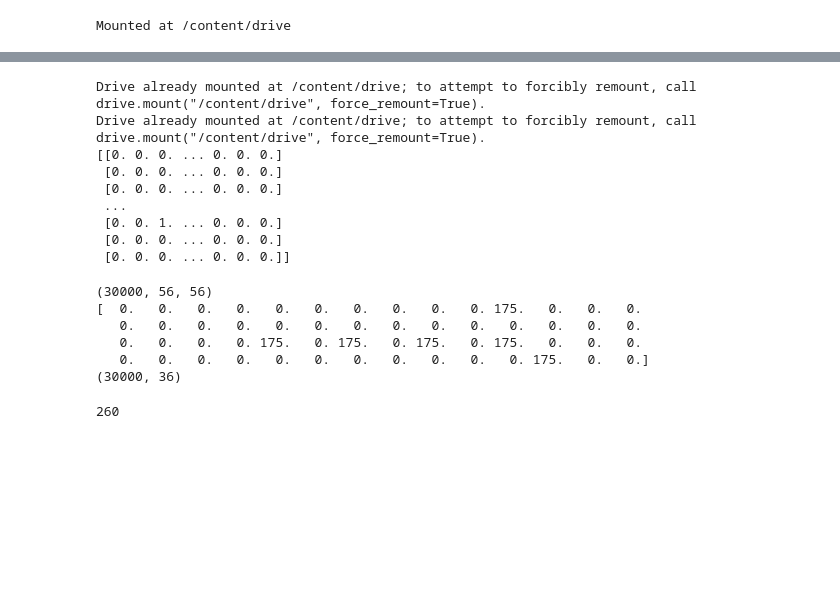
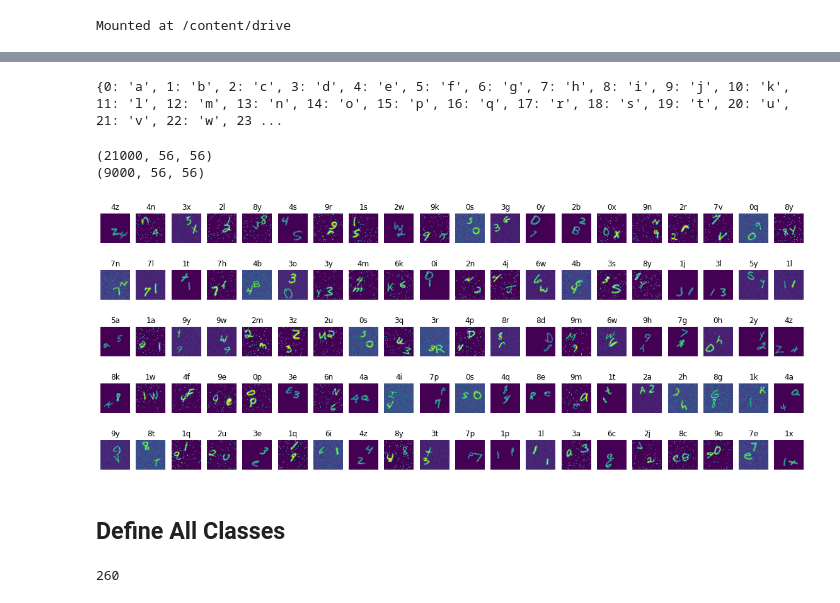
Before and after one commit to felixsimard/comp551-p3, a Jupyter notebook: Tony_Exploration.ipynb, the cells around one changed output, grey strips where cells are left out. Cells and saved outputs as stored; diff of their text form; code cells hidden in the pictures; blank space fills up the shorter version.

```diff
--- a/Tony_Exploration.ipynb
+++ b/Tony_Exploration.ipynb
@@ -26,0 +113,5 @@ LEARNING_RATE = 0.001
+# %%
+alpha_dict = dict(enumerate(string.ascii_lowercase))
+print(alpha_dict)
+# %% [output]
+{0: 'a', 1: 'b', 2: 'c', 3: 'd', 4: 'e', 5: 'f', 6: 'g', 7: 'h', 8: 'i', 9: 'j', 10: 'k', 11: 'l', 12: 'm', 13: 'n', 14: 'o', 15: 'p', 16: 'q', 17: 'r', 18: 's', 19: 't', 20: 'u', 21: 'v', 22: 'w', 23 ...
@@ -27,37 +131,30 @@ LEARNING_RATE = 0.001
 # %%
-def load_data(filename, data_path='/content/drive/MyDrive/McGill/COMP551/data/'):
-    from google.colab import drive
-    drive.mount("/content/drive")
+def load_data(filepath):
     loaded_pkl = None
     try:
-        pkl_buffered = open(data_path+''+filename,'rb')
-        loaded_pkl = pickle.load(pkl_buffered)
+        with open(filepath, 'rb') as pkl_buffered:
+            loaded_pkl = pickle.load(pkl_buffered)
+        return loaded_pkl
     except Exception as e:
         print("Error loading data: {}".format(e))
-    return loaded_pkl
-# %%
-# Load data
-train_l = load_data("images_l.pkl")
-labels_l = load_data("labels_l.pkl")
-print(labels_l)
-# %% [output]
-Drive already mounted at /content/drive; to attempt to forcibly remount, call drive.mount("/content/drive", force_remount=True).
-Drive already mounted at /content/drive; to attempt to forcibly remount, call drive.mount("/content/drive", force_remount=True).
-[[0. 0. 0. ... 0. 0. 0.]
- [0. 0. 0. ... 0. 0. 0.]
- [0. 0. 0. ... 0. 0. 0.]
- ...
- [0. 0. 1. ... 0. 0. 0.]
- [0. 0. 0. ... 0. 0. 0.]
- [0. 0. 0. ... 0. 0. 0.]]
+# %%
+train_test_percentage = .3
+
+train_data = load_data("/content/drive/MyDrive/McGill/COMP551/data/images_l.pkl")
+train_labels = load_data("/content/drive/MyDrive/McGill/COMP551/data/labels_l.pkl")
+
+# Split train into train and test
+old_length_train = len(train_data)
+old_length_test = len(train_data)
+
+test_data = train_data[:math.floor(old_length_train*.3)]
+train_data = train_data[math.floor(old_length_train*.3):]
+
+test_labels = train_labels[:math.floor(old_length_test*.3)]
+train_labels = train_labels[math.floor(old_length_test*.3):]
 # %%
-print(train_l.shape)
-print(train_l[0][0])
-print(labels_l.shape)
+print(train_data.shape)
+print(test_data.shape)
 # %% [output]
-(30000, 56, 56)
-[  0.   0.   0.   0.   0.   0.   0.   0.   0.   0. 175.   0.   0.   0.
-   0.   0.   0.   0.   0.   0.   0.   0.   0.   0.   0.   0.   0.   0.
-   0.   0.   0.   0. 175.   0. 175.   0. 175.   0. 175.   0.   0.   0.
-   0.   0.   0.   0.   0.   0.   0.   0.   0.   0.   0. 175.   0.   0.]
-(30000, 36)
+(21000, 56, 56)
+(9000, 56, 56)
@@ -76,0 +161,16 @@ train_l_dataloader = DataLoader(train_l_dataset)
+# %%
+# Visualize some data
+
+figure = plt.figure(figsize=(20, 8))
+cols, rows = 20, 5
+for i in range(1, cols * rows + 1):
+    sample_idx = torch.randint(len(train_data), size=(1,)).item()
+    img = train_data[sample_idx]
+    label = get_label_value(train_labels[sample_idx])
+    figure.add_subplot(rows, cols, i)
+    plt.title(label)
+    plt.axis("off")
+    plt.imshow(img.squeeze())
+plt.show()
+# %% [output]
+[figure, added]
@@ -77,3 +183,5 @@ train_l_dataloader = DataLoader(train_l_dataset)
+# %% [markdown]
+## Define All Classes
 # %%
 # Define classes
 classes = []
```
Also changed, not shown: parts of 30 cells of this notebook, 2 other files.
